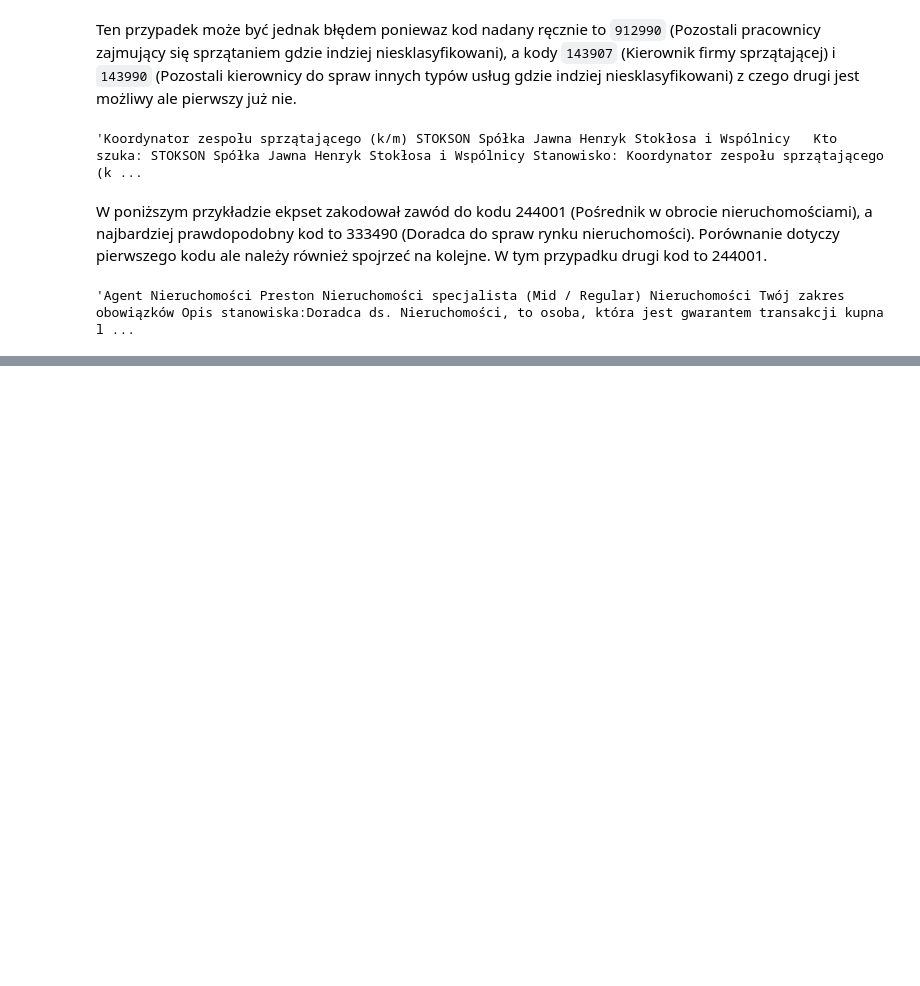
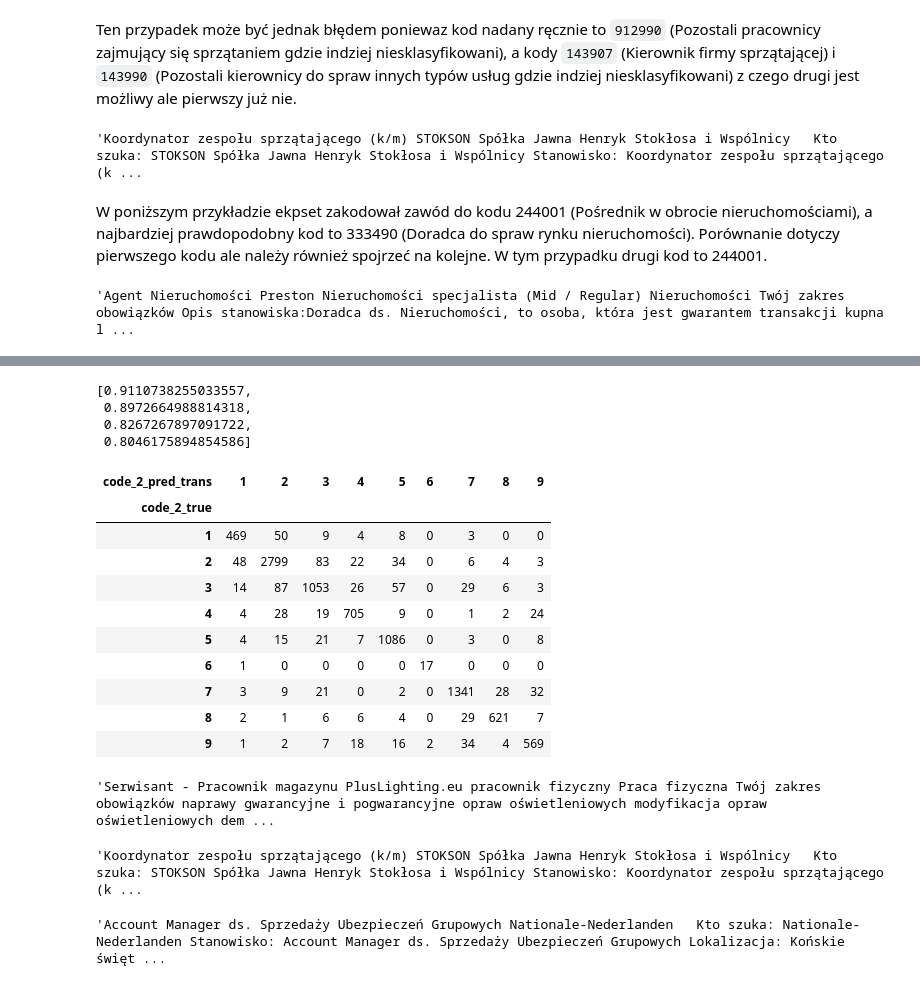
Before and after one commit to ONLABSPL/job-ads-classifier, a Jupyter notebook: job_classification_examples_polski.ipynb, the cells around one changed output, grey strips where cells are left out. Saved outputs shown, nothing was run; the diff lists cells and outputs as text; code cells hidden in the pictures; blank space fills up the shorter version.

```diff
--- a/job_classification_examples_polski.ipynb
+++ b/job_classification_examples_polski.ipynb
@@ -408,0 +407,7 @@ labeled2[(labeled2["code_2_true"]=="2") & (labeled2["code_2_pred"]== "3")].iloc[
+# %%
+labeled_code6_trans = model_paper_trans.predict(
+    X=list(labeled2["desc"]),
+    output_level="last",
+    format="dataframe",
+    top_k=3
+)
@@ -408,0 +426,46 @@ labeled2[(labeled2["code_2_true"]=="2") & (labeled2["code_2_pred"]== "3")].iloc[
+# %%
+labeled2["predictions_trans"]= labeled_code6_trans[["class_1", "class_2", "class_3"]].apply(lambda x: [str(x.class_1), str(x.class_2), str(x.class_3)], axis = 1)
+labeled2["pred1_overlap_trans"]=labeled2.apply(lambda x: len([val for val in [i[0] for i in x.predictions_trans[0:len(x.code)]] if val in [str(j)[0] for j in x.code]])/len(x.code), axis = 1)
+labeled2["pred2_overlap_trans"]=labeled2.apply(lambda x: len([val for val in [i[0:2] for i in x.predictions_trans[0:len(x.code)]] if val in [str(j)[0:2] for j in x.code]])/len(x.code), axis = 1)
+labeled2["pred4_overlap_trans"]=labeled2.apply(lambda x: len([val for val in [i[0:5] for i in x.predictions_trans[0:len(x.code)]] if val in [str(j)[0:5] for j in x.code]])/len(x.code), axis = 1)
+labeled2["pred6_overlap_trans"]=labeled2.apply(lambda x: len([val for val in x.predictions_trans[0:len(x.code)] if val in x.code])/len(x.code), axis = 1)
+# %%
+[np.sum(labeled2["pred1_overlap_trans"]) / labeled2.shape[0],
+ np.sum(labeled2["pred2_overlap_trans"]) / labeled2.shape[0],
+ np.sum(labeled2["pred4_overlap_trans"]) / labeled2.shape[0],
+ np.sum(labeled2["pred6_overlap_trans"]) / labeled2.shape[0]]
+# %% [output]
+[0.9110738255033557,
+ 0.8972664988814318,
+ 0.8267267897091722,
+ 0.8046175894854586]
+# %%
+labeled2["code_2_true"]=labeled2["code"].apply(lambda x: str(x[0])[0])
+labeled2["code_2_pred_trans"]=labeled2["predictions_trans"].apply(lambda x: str(x[0])[0])
+# %%
+pd.crosstab(index = labeled2["code_2_true"],
+            columns = labeled2["code_2_pred_trans"])
+# %% [output]
+| code_2_pred_trans | 1 | 2 | 3 | 4 | 5 | 6 | 7 | 8 | 9 |
+| code_2_true |  |  |  |  |  |  |  |  |  |
+| 1 | 469 | 50 | 9 | 4 | 8 | 0 | 3 | 0 | 0 |
+| 2 | 48 | 2799 | 83 | 22 | 34 | 0 | 6 | 4 | 3 |
+| 3 | 14 | 87 | 1053 | 26 | 57 | 0 | 29 | 6 | 3 |
+| 4 | 4 | 28 | 19 | 705 | 9 | 0 | 1 | 2 | 24 |
+| 5 | 4 | 15 | 21 | 7 | 1086 | 0 | 3 | 0 | 8 |
+| 6 | 1 | 0 | 0 | 0 | 0 | 17 | 0 | 0 | 0 |
+| 7 | 3 | 9 | 21 | 0 | 2 | 0 | 1341 | 28 | 32 |
+| 8 | 2 | 1 | 6 | 6 | 4 | 0 | 29 | 621 | 7 |
+| 9 | 1 | 2 | 7 | 18 | 16 | 2 | 34 | 4 | 569 |
+# %%
+labeled2[(labeled2["code_2_true"]=="2") & (labeled2["code_2_pred_trans"]== "8")].iloc[0,0]
+# %% [output]
+'Serwisant - Pracownik magazynu PlusLighting.eu pracownik fizyczny Praca fizyczna Twój zakres obowiązków naprawy gwarancyjne i pogwarancyjne opraw oświetleniowych modyfikacja opraw oświetleniowych dem ...
+# %%
+labeled2[(labeled2["code_2_true"]=="9") & (labeled2["code_2_pred_trans"]== "1")].iloc[0,0]
+# %% [output]
+'Koordynator zespołu sprzątającego (k/m) STOKSON Spółka Jawna Henryk Stokłosa i Wspólnicy   Kto szuka: STOKSON Spółka Jawna Henryk Stokłosa i Wspólnicy Stanowisko: Koordynator zespołu sprzątającego (k ...
+# %%
+labeled2[(labeled2["code_2_true"]=="2") & (labeled2["code_2_pred_trans"]== "3")].iloc[0,0]
+# %% [output]
+'Account Manager ds. Sprzedaży Ubezpieczeń Grupowych Nationale-Nederlanden   Kto szuka: Nationale-Nederlanden Stanowisko: Account Manager ds. Sprzedaży Ubezpieczeń Grupowych Lokalizacja: Końskie święt ...
```
Also changed, not shown: parts of 11 cells of this notebook.
